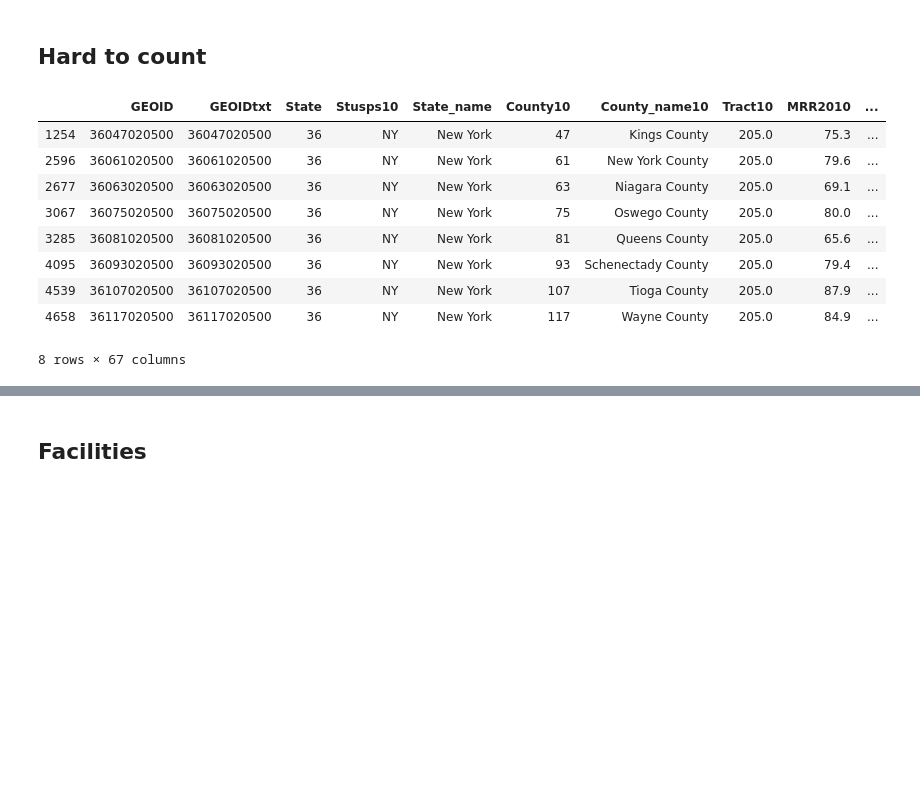
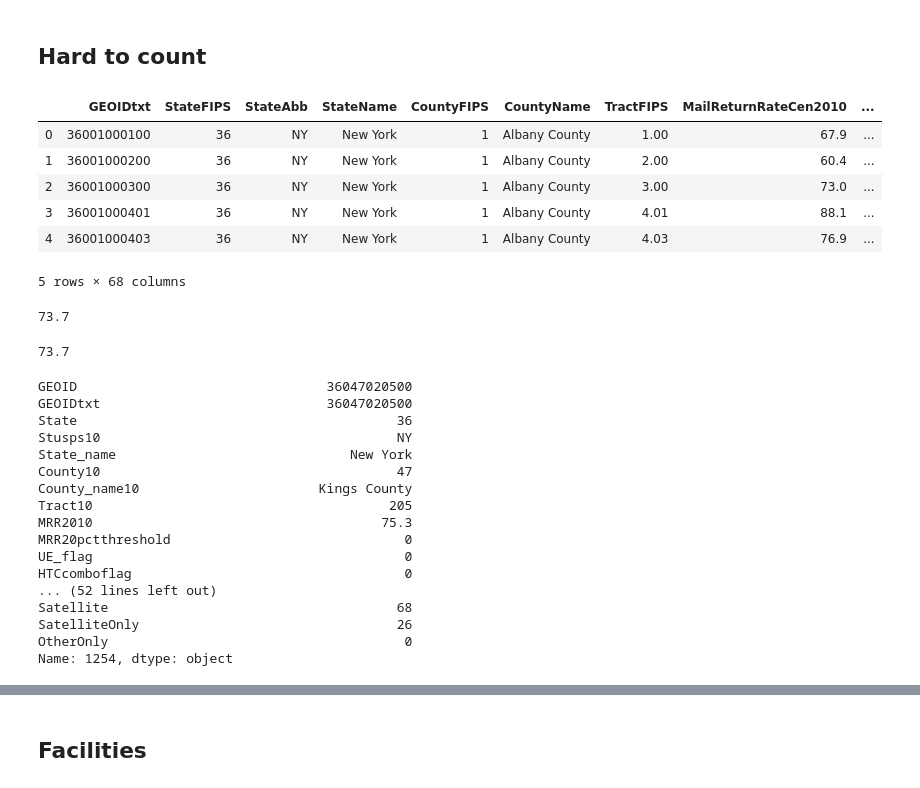
Before and after one commit to stuartlynn/NYCCensusCountMap, a Jupyter notebook: ETL/WrangleData.ipynb, the cells around one changed output, grey strips where cells are left out. Saved outputs shown, nothing was run; the diff lists cells and outputs as text; code cells hidden in the pictures; blank space fills up the shorter version.

```diff
--- a/ETL/WrangleData.ipynb
+++ b/ETL/WrangleData.ipynb
@@ -28,3 +29,5 @@ import matplotlib.pyplot as plt
+# %%
+pd.set_option('display.max_rows', None, 'display.max_columns', None)
 # %% [markdown]
 ## Hard to count
 # %%
@@ -32,4 +35,20 @@ htc_bdata = pd.read_excel('data/hard_to_count/pdb2015tract_2010MRR_2017ACS_NY.xl
+# %%
+htc_data2 = pd.read_excel('data/hard_to_count/pdb2017tract_2010MRR_2018ACS_NY.xlsx', skiprows=5, dtype={'GEOIDtxt' : 'str'})
 # %%
 tracts = gp.read_file('data/hard_to_count/tl_2018_36_tract.shp')
 # %%
 htc_data[htc_data.Stusps10=='NY'].to_csv('data/hard_to_count_NY.csv', index=False)
+# %%
+htc_data2.head()
+# %% [output]
+|  | GEOIDtxt | StateFIPS | StateAbb | StateName | CountyFIPS | CountyName | TractFIPS | MailReturnRateCen2010 | ... |
+| 0 | 36001000100 | 36 | NY | New York | 1 | Albany County | 1.00 | 67.9 | ... |
+| 1 | 36001000200 | 36 | NY | New York | 1 | Albany County | 2.00 | 60.4 | ... |
+| 2 | 36001000300 | 36 | NY | New York | 1 | Albany County | 3.00 | 73.0 | ... |
+| 3 | 36001000401 | 36 | NY | New York | 1 | Albany County | 4.01 | 88.1 | ... |
+| 4 | 36001000403 | 36 | NY | New York | 1 | Albany County | 4.03 | 76.9 | ... |
+5 rows × 68 columns
+# %%
+100 -26.3
+# %% [output]
+73.7
@@ -36,16 +57,27 @@ htc_data[htc_data.Stusps10=='NY'].to_csv('data/hard_to_count_NY.csv', index=Fals
+# %%
+100-26.3
+# %% [output]
+73.7
 # %%
-htc_data[ (htc_data.Stusps10=='NY') & (htc_data.Tract10 ==205)]
+htc_data[ (htc_data.Stusps10=='NY') & (htc_data.Tract10 ==205)].iloc[0]
 # %% [output]
-|  | GEOID | GEOIDtxt | State | Stusps10 | State_name | County10 | County_name10 | Tract10 | MRR2010 | ... |
-| 1254 | 36047020500 | 36047020500 | 36 | NY | New York | 47 | Kings County | 205.0 | 75.3 | ... |
-| 2596 | 36061020500 | 36061020500 | 36 | NY | New York | 61 | New York County | 205.0 | 79.6 | ... |
-| 2677 | 36063020500 | 36063020500 | 36 | NY | New York | 63 | Niagara County | 205.0 | 69.1 | ... |
-| 3067 | 36075020500 | 36075020500 | 36 | NY | New York | 75 | Oswego County | 205.0 | 80.0 | ... |
-| 3285 | 36081020500 | 36081020500 | 36 | NY | New York | 81 | Queens County | 205.0 | 65.6 | ... |
-| 4095 | 36093020500 | 36093020500 | 36 | NY | New York | 93 | Schenectady County | 205.0 | 79.4 | ... |
-| 4539 | 36107020500 | 36107020500 | 36 | NY | New York | 107 | Tioga County | 205.0 | 87.9 | ... |
-| 4658 | 36117020500 | 36117020500 | 36 | NY | New York | 117 | Wayne County | 205.0 | 84.9 | ... |
-8 rows × 67 columns
+GEOID                                36047020500
+GEOIDtxt                             36047020500
+State                                         36
+Stusps10                                      NY
+State_name                              New York
+County10                                      47
+County_name10                       Kings County
+Tract10                                      205
+MRR2010                                     75.3
+MRR20pctthreshold                              0
+UE_flag                                        0
+HTCcomboflag                                   0
+... (52 lines left out)
+Satellite                                     68
+SatelliteOnly                                 26
+OtherOnly                                      0
+Name: 1254, dtype: object
 # %%
 pd.merge(tracts,htc_data,left_on='GEOID',right_on='GEOIDtxt')
 # %% [output]
```
Also changed, not shown: parts of 11 cells of this notebook, 12 other files.
